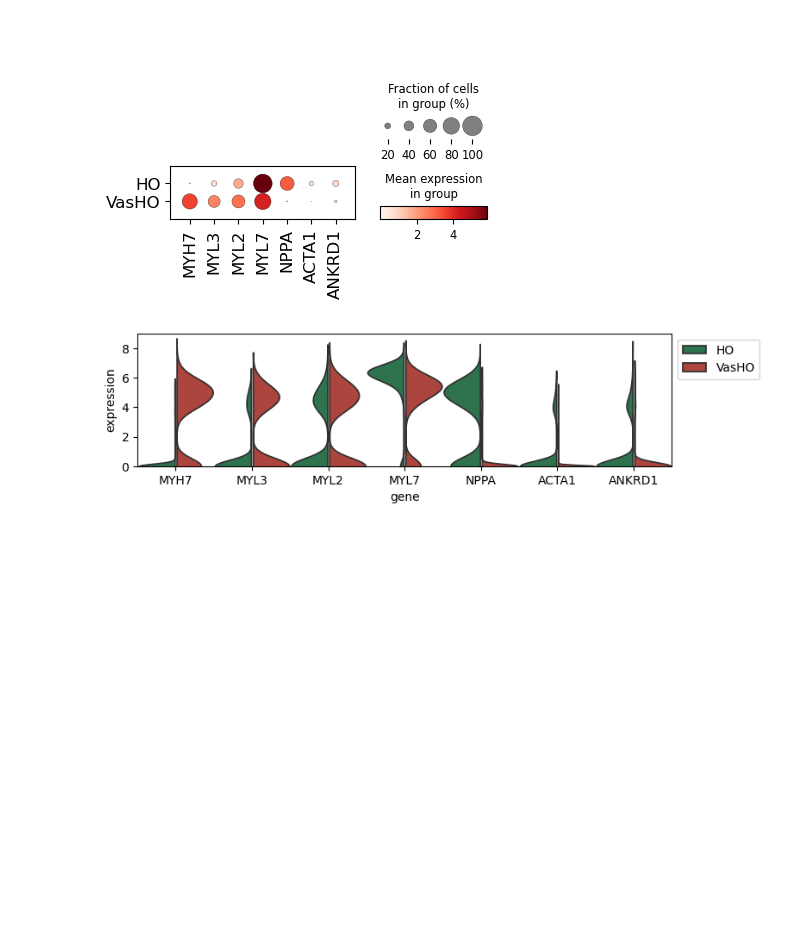
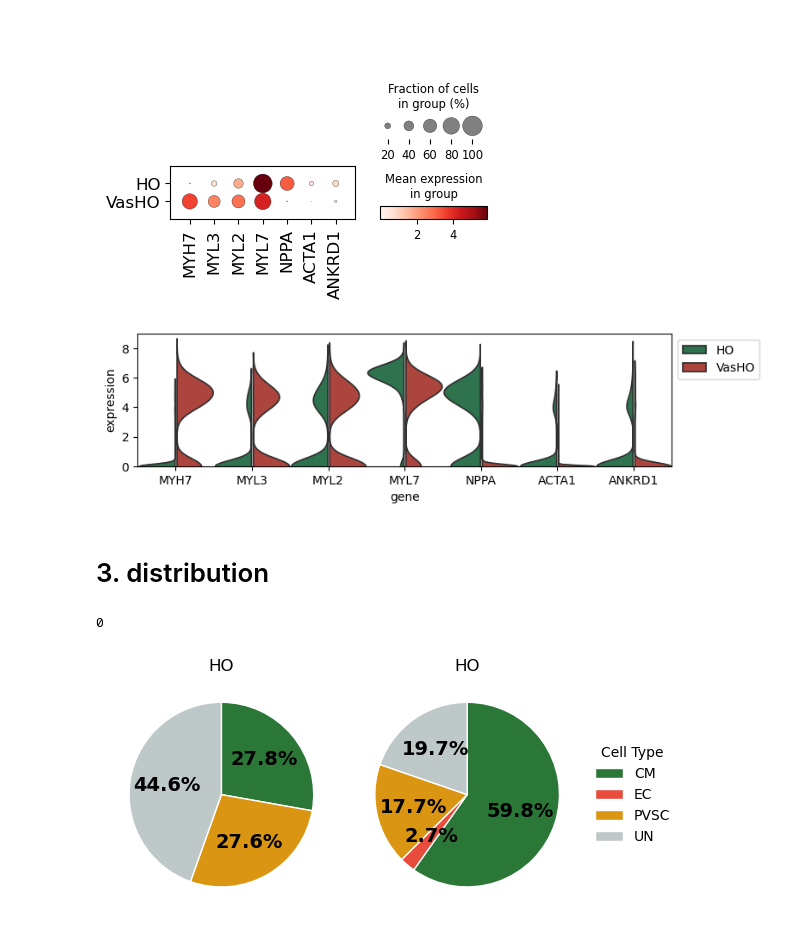
Before and after one commit to yachielab/DataAnalysis_Vascularized_Cardiac_Organoids, a Jupyter notebook: ipynb/CCO11.ipynb, the cells around one changed output. Cells and saved outputs as stored; diff of their text form; code cells hidden in the pictures; blank space fills up the shorter version.

```diff
--- a/ipynb/CCO11.ipynb
+++ b/ipynb/CCO11.ipynb
@@ -322,11 +322,11 @@ celltype_marker_genes = {
 }
 
 colormap_cell_types = {
-    "CM": (60/255, 170/255, 60/255),
-    "EC": (230/255, 80/255, 160/255),
+    "CM": (43/255, 119/255, 56/255),
+    "EC": (231/255, 76/255, 60/255),
     "EP": (141/255, 160/255, 203/255),
-    "PVSC": (255/255, 210/255, 60/255),
-    "UN": (190/255, 190/255, 190/255),
+    "PVSC": (218/255, 150/255, 18/255),
+    "UN": (191/255, 200/255, 201/255),
 }
 # %%
 for group in ("HO", "VasHO"):
@@ -395,7 +395,7 @@ for group in ("HO", "VasHO"):
     plt.savefig(f"{WORK_DIR}/spatial/{group}.celltype.svg", bbox_inches="tight")
     plt.close()
 
-    adata.write(f"{WORK_DIR}/data/labelled/{group}.h5ad")
+    # adata.write(f"{WORK_DIR}/data/labelled/{group}.h5ad")
 # %%
 # for ct in celltype_marker_genes:
 #     genes_present = [g for g in celltype_marker_genes[ct] if g in adata.var_names]
@@ -616,3 +616,56 @@ plt.savefig(f'{WORK_DIR}/dotplot/CM.violin.svg', bbox_inches="tight")
 plt.show()
 # %% [output]
 [figure]
+# %% [markdown]
+# 3. distribution
+# %%
+os.system(f"mkdir -p {WORK_DIR}/distribution")
+# %% [output]
+0
+# %%
+adata_ho = sc.read_h5ad(f"{WORK_DIR}/data/labelled/HO.h5ad")
+adata_vasho = sc.read_h5ad(f"{WORK_DIR}/data/labelled/VasHO.h5ad")
+# %%
+fig, axs = plt.subplots(1, 2, figsize=(6, 3))
+
+for i, ct in enumerate(["HO", "VasHO"]):
+    if ct == "HO":
+        adata = adata_ho
+    else:
+        adata = adata_vasho
+    counts = adata.obs["celltype"].value_counts().sort_index()
+    colors = [colormap_cell_types.get(ct, "lightgray") for ct in counts.index]
+    ax = axs[i]
+
+    wedges, _, _ = ax.pie(
+        counts.values,
+        colors=colors,
+        autopct="%1.1f%%",
+        startangle=90,
+        counterclock=False,
+        wedgeprops={"edgecolor": "white", "linewidth": 1},
+        textprops={
+            "fontsize": 14,
+            "fontweight": "bold",
+            "color": "black",
+        },
+    )
+    if i == 1:
+        ax.legend(
+            wedges,
+            counts.index,
+            title="Cell Type",
+            loc="center left",
+            bbox_to_anchor=(1, 0.5),
+            frameon=False,
+        )
+
+    ax.set_title("HO")
+    ax.set_aspect("equal")
+
+plt.tight_layout()
+plt.savefig(f"{WORK_DIR}/distribution/piechart.png", bbox_inches="tight")
+plt.savefig(f"{WORK_DIR}/distribution/piechart.svg", bbox_inches="tight")
+plt.show()
+# %% [output]
+[figure, added]
```
Also changed, not shown: 17 other files.
